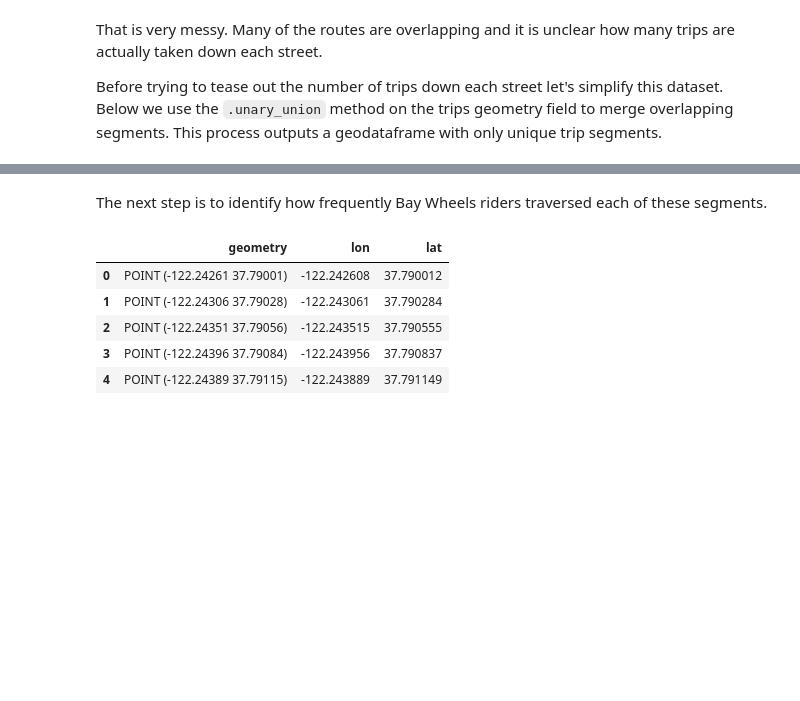
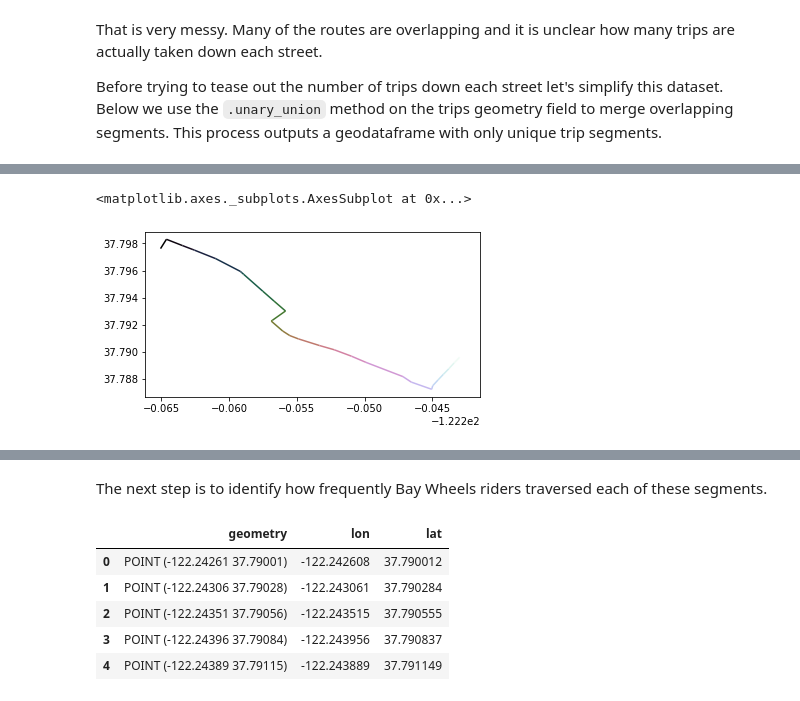
Before and after one commit to ethanebinger/CP255, a Jupyter notebook: code/2_Densify_BayWheels_Trips.ipynb, the cells around one changed output, grey strips where cells are left out. Drawn from its saved outputs; the diff is of its cells as text; code cells hidden in the pictures; blank space fills up the shorter version.

```diff
--- a/code/2_Densify_BayWheels_Trips.ipynb
+++ b/code/2_Densify_BayWheels_Trips.ipynb
@@ -112,0 +170,9 @@ plt.show()
+# %%
+# Spatial join with different method
+sjoin_gdf = gpd.tools.sjoin(split_gdf, trips_gdf, op='within')
+# %%
+# Display what the intersection of the route with the segments looks like
+sjoin_gdf.loc[(sjoin_gdf.start_station_id==163) & (sjoin_gdf.end_station_id==46)].plot(cmap='cubehelix')
+# %% [output]
+<matplotlib.axes._subplots.AxesSubplot at 0x...>
+[figure, added]
```
Also changed, not shown: parts of 31 cells of this notebook, 1 other file.
